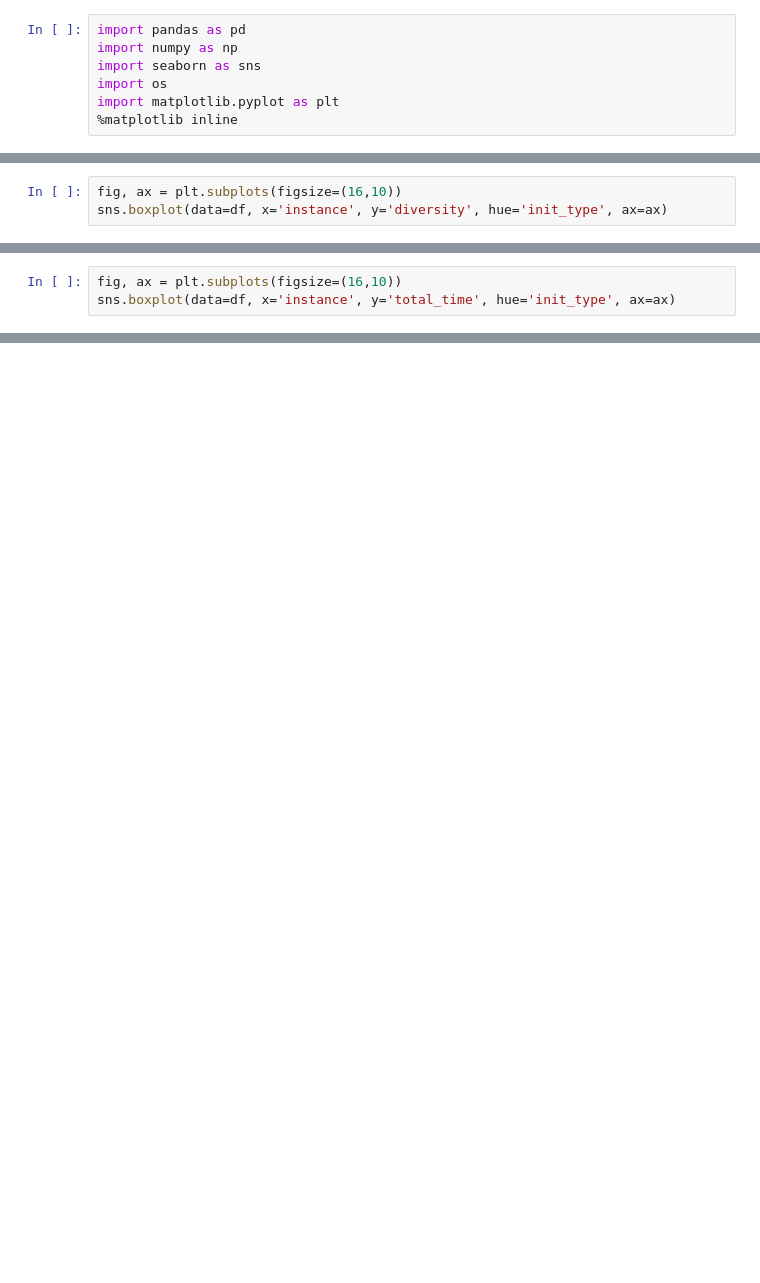
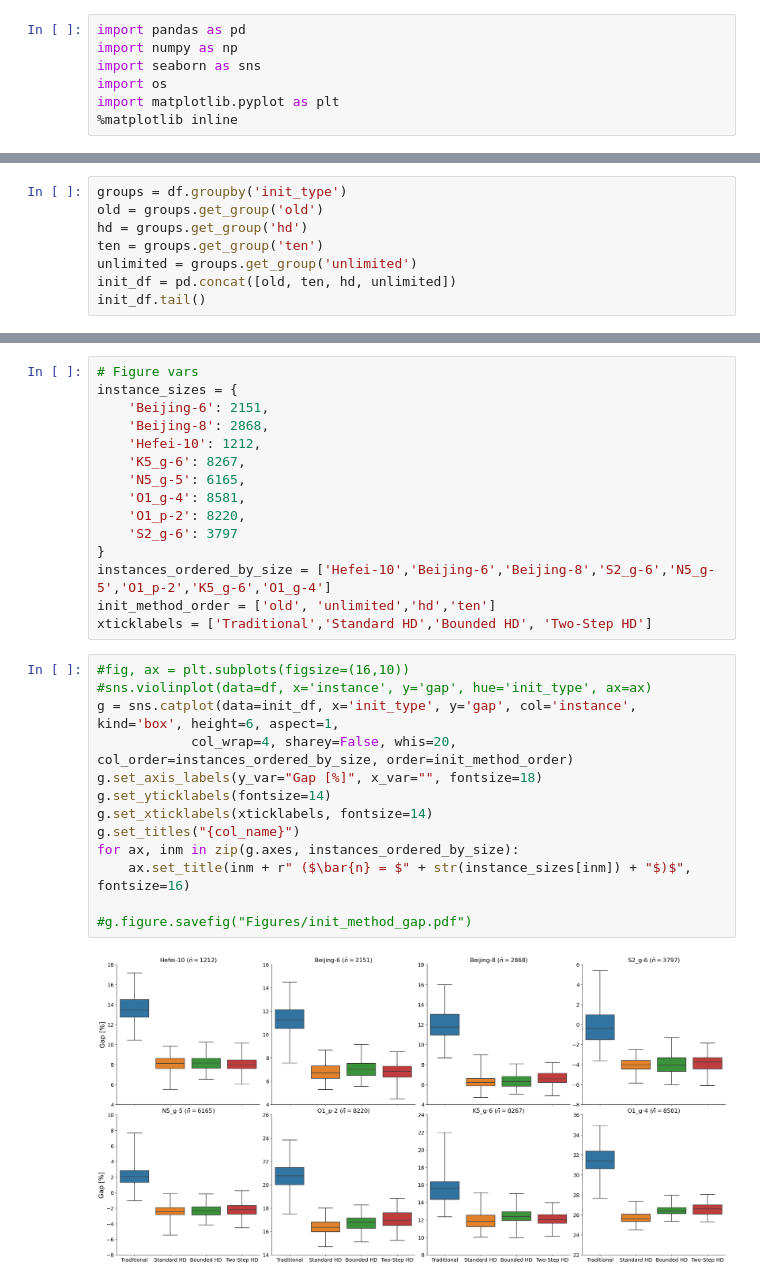
Before and after one commit to BjornIronside/MADCoM, a Jupyter notebook: Population/Results/HD Variants Analysis.ipynb, the cells around one changed output, grey strips where cells are left out. Cells and saved outputs as stored; diff of their text form; blank space fills up the shorter version.

```diff
--- a/Population/Results/HD Variants Analysis.ipynb
+++ b/Population/Results/HD Variants Analysis.ipynb
@@ -59,3 +52,0 @@ sns.violinplot(data=df, x='instance', y='gap', hue='init_type', ax=ax)
-# %%
-fig, ax = plt.subplots(figsize=(16,10))
-sns.boxplot(data=df, x='instance', y='diversity', hue='init_type', ax=ax)
@@ -65,3 +52,0 @@ sns.boxplot(data=df, x='instance', y='diversity', hue='init_type', ax=ax)
-# %%
-fig, ax = plt.subplots(figsize=(16,10))
-sns.boxplot(data=df, x='instance', y='total_time', hue='init_type', ax=ax)
@@ -70,0 +53,8 @@ sns.boxplot(data=df, x='instance', y='total_time', hue='init_type', ax=ax)
+# %%
+groups = df.groupby('init_type')
+old = groups.get_group('old')
+hd = groups.get_group('hd')
+ten = groups.get_group('ten')
+unlimited = groups.get_group('unlimited')
+init_df = pd.concat([old, ten, hd, unlimited])
+init_df.tail()
@@ -70,0 +77,30 @@ sns.boxplot(data=df, x='instance', y='total_time', hue='init_type', ax=ax)
+# %%
+# Figure vars
+instance_sizes = {
+    'Beijing-6': 2151,
+    'Beijing-8': 2868,
+    'Hefei-10': 1212,
+    'K5_g-6': 8267,
+    'N5_g-5': 6165,
+    'O1_g-4': 8581,
+    'O1_p-2': 8220,
+    'S2_g-6': 3797
+}
+instances_ordered_by_size = ['Hefei-10','Beijing-6','Beijing-8','S2_g-6','N5_g-5','O1_p-2','K5_g-6','O1_g-4']
+init_method_order = ['old', 'unlimited','hd','ten']
+xticklabels = ['Traditional','Standard HD','Bounded HD', 'Two-Step HD']
+# %%
+#fig, ax = plt.subplots(figsize=(16,10))
+#sns.violinplot(data=df, x='instance', y='gap', hue='init_type', ax=ax)
+g = sns.catplot(data=init_df, x='init_type', y='gap', col='instance', kind='box', height=6, aspect=1,
+            col_wrap=4, sharey=False, whis=20, col_order=instances_ordered_by_size, order=init_method_order)
+g.set_axis_labels(y_var="Gap [%]", x_var="", fontsize=18)
+g.set_yticklabels(fontsize=14)
+g.set_xticklabels(xticklabels, fontsize=14)
+g.set_titles("{col_name}")
+for ax, inm in zip(g.axes, instances_ordered_by_size):
+    ax.set_title(inm + r" ($\bar{n} = $" + str(instance_sizes[inm]) + "$)$", fontsize=16)
+
+#g.figure.savefig("Figures/init_method_gap.pdf")
+# %% [output]
+[figure, added]
```
Also changed, not shown: parts of 17 cells of this notebook, 47 other files.
